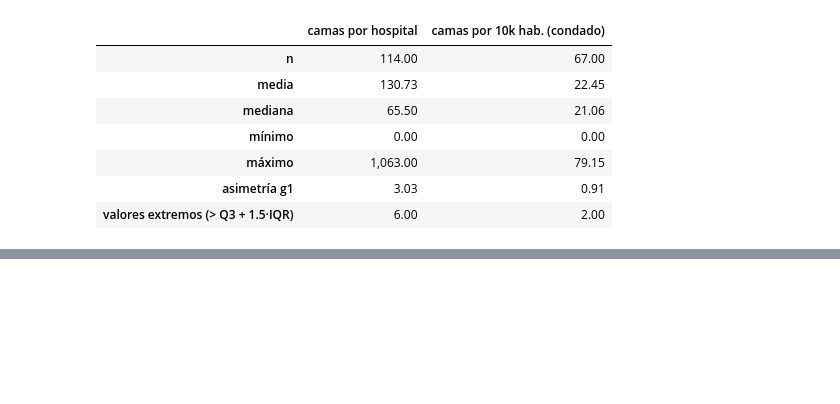
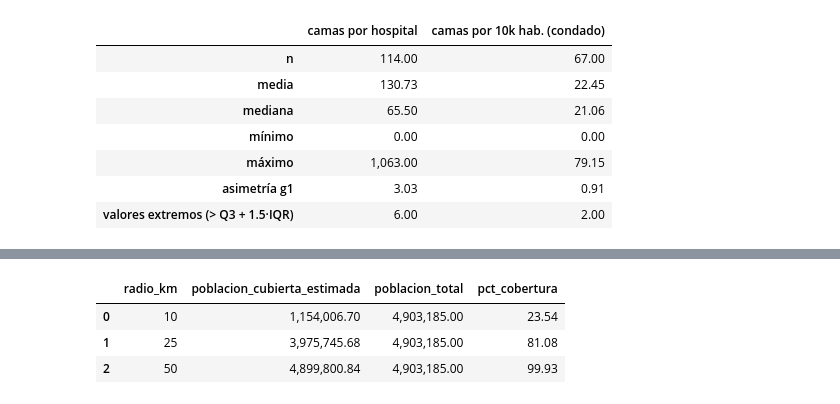
Before and after one commit to Branuvg/lab5_modsim, a Jupyter notebook: lab5.ipynb, the cells around one changed output, grey strips where cells are left out. Saved outputs shown, nothing was run; the diff lists cells and outputs as text; code cells hidden in the pictures; blank space fills up the shorter version.

```diff
--- a/lab5.ipynb
+++ b/lab5.ipynb
@@ -367,0 +375,10 @@ Condados con 0 camas: 9 de 67
+# %%
+from shapely.ops import unary_union
+
+coverage = {}
+for r in RADII_KM:
+    buffers = hosp_p.geometry.buffer(r * 1000, quad_segs=32)        # metros, porque el CRS es UTM
+    coverage[r] = unary_union(buffers.values)
+    a_in = coverage[r].intersection(state_poly).area / 1e6
+    print(f"r = {r:>2} km: {len(buffers)} buffers -> 1 polígono ({coverage[r].geom_type}), área cubierta dentro "
+          f"del estado = {a_in:,.0f} km² ({100 * a_in / (state_poly.area / 1e6):.1f} %)")
@@ -367,0 +395,21 @@ Condados con 0 camas: 9 de 67
+# %%
+P_TOTAL = cty_p["poblacion"].sum()
+
+
+def frac_covered(cov_geom):
+    """Fracción del área de cada condado dentro del polígono de cobertura."""
+    return (cty_p.geometry.intersection(cov_geom).area / cty_p.area).clip(0, 1).values
+
+
+cov_rows = []
+for r in RADII_KM:
+    pc = (cty_p["poblacion"] * frac_covered(coverage[r])).sum()
+    cov_rows.append({"radio_km": r, "poblacion_cubierta_estimada": pc, "poblacion_total": P_TOTAL,
+                     "pct_cobertura": 100 * pc / P_TOTAL})
+cov_tbl = pd.DataFrame(cov_rows)
+cov_tbl
+# %% [output]
+|  | radio_km | poblacion_cubierta_estimada | poblacion_total | pct_cobertura |
+| 0 | 10 | 1,154,006.70 | 4,903,185.00 | 23.54 |
+| 1 | 25 | 3,975,745.68 | 4,903,185.00 | 81.08 |
+| 2 | 50 | 4,899,800.84 | 4,903,185.00 | 99.93 |
```
Also changed, not shown: parts of 5 cells of this notebook.
